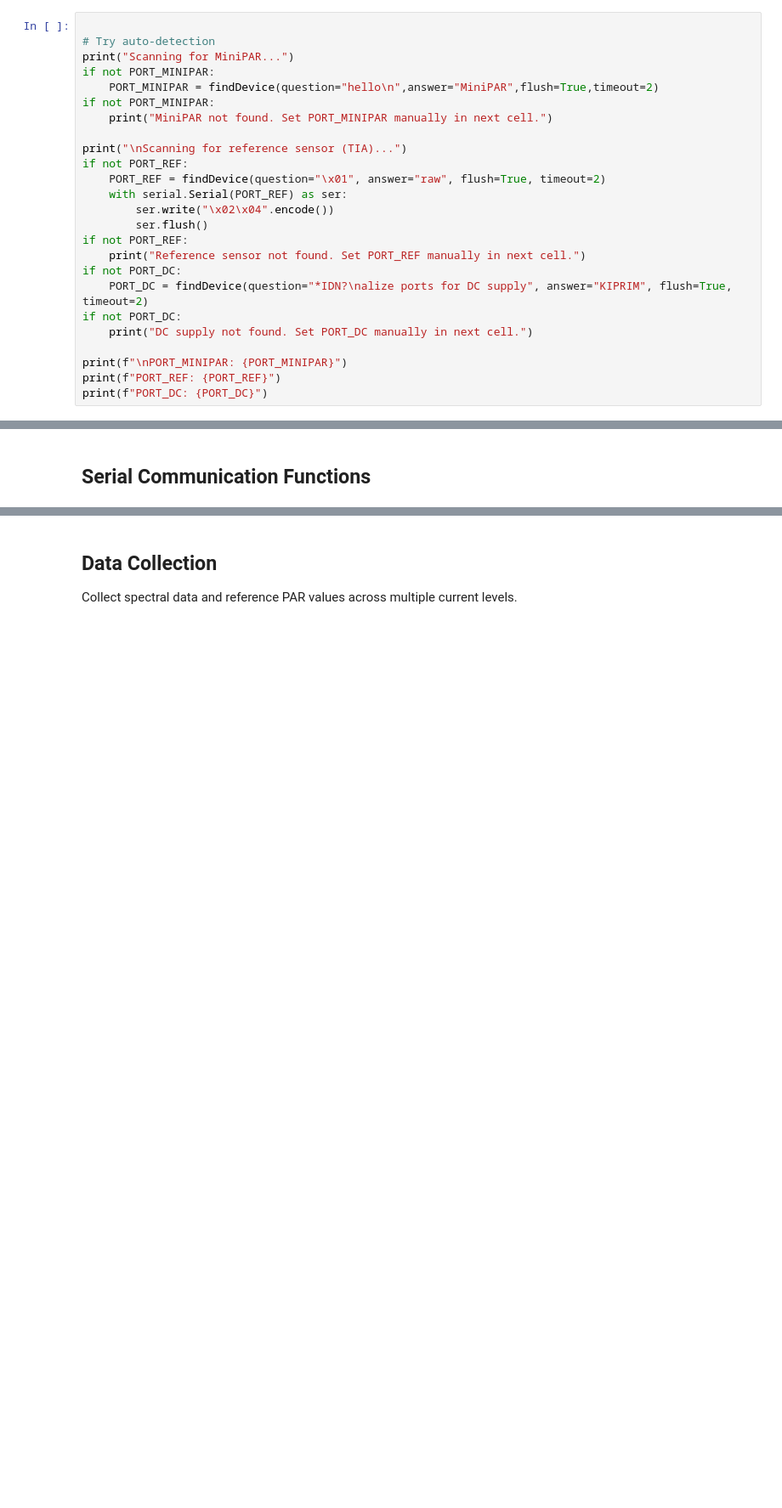
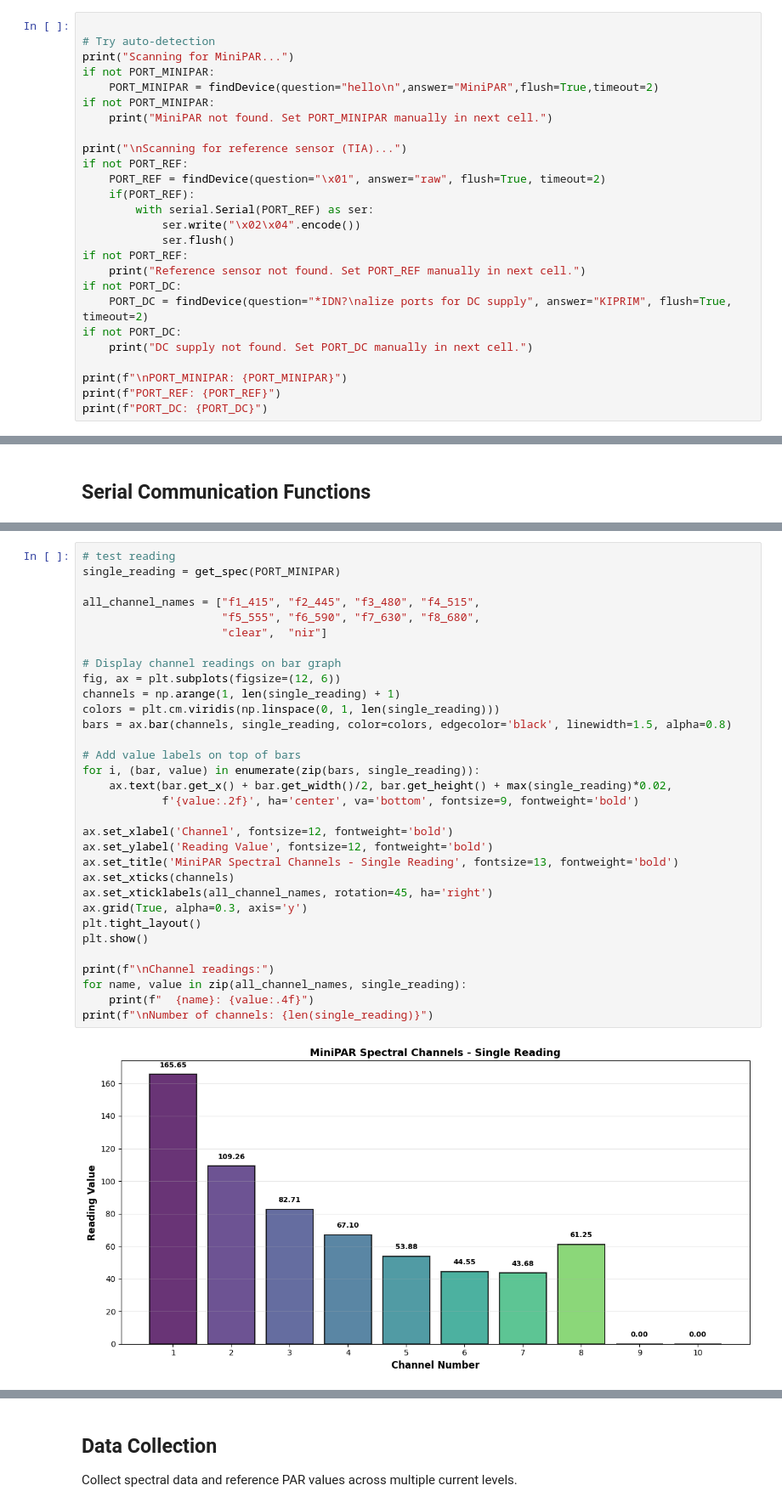
Before and after one commit to Jan-IngenHousz-Institute/miniPar, a Jupyter notebook: Scripts/calibrate_spec_notebook.ipynb, the cells around one changed output, grey strips where cells are left out. Shown at 85% size. Saved outputs shown, nothing was run; the diff lists cells and outputs as text; blank space fills up the shorter version.

```diff
--- a/Scripts/calibrate_spec_notebook.ipynb
+++ b/Scripts/calibrate_spec_notebook.ipynb
@@ -40,9 +40,10 @@ if not PORT_MINIPAR:
 print("\nScanning for reference sensor (TIA)...")
 if not PORT_REF:
     PORT_REF = findDevice(question="\x01", answer="raw", flush=True, timeout=2)
-    with serial.Serial(PORT_REF) as ser:
-        ser.write("\x02\x04".encode())
-        ser.flush()
+    if(PORT_REF):
+        with serial.Serial(PORT_REF) as ser:
+            ser.write("\x02\x04".encode())
+            ser.flush()
 if not PORT_REF:
     print("Reference sensor not found. Set PORT_REF manually in next cell.")
 if not PORT_DC:
@@ -155,0 +157,34 @@ Serial functions loaded.
+# %%
+# test reading
+single_reading = get_spec(PORT_MINIPAR)
+
+all_channel_names = ["f1_415", "f2_445", "f3_480", "f4_515",
+                     "f5_555", "f6_590", "f7_630", "f8_680",
+                     "clear",  "nir"]
+
+# Display channel readings on bar graph
+fig, ax = plt.subplots(figsize=(12, 6))
+channels = np.arange(1, len(single_reading) + 1)
+colors = plt.cm.viridis(np.linspace(0, 1, len(single_reading)))
+bars = ax.bar(channels, single_reading, color=colors, edgecolor='black', linewidth=1.5, alpha=0.8)
+
+# Add value labels on top of bars
+for i, (bar, value) in enumerate(zip(bars, single_reading)):
+    ax.text(bar.get_x() + bar.get_width()/2, bar.get_height() + max(single_reading)*0.02,
+            f'{value:.2f}', ha='center', va='bottom', fontsize=9, fontweight='bold')
+
+ax.set_xlabel('Channel', fontsize=12, fontweight='bold')
+ax.set_ylabel('Reading Value', fontsize=12, fontweight='bold')
+ax.set_title('MiniPAR Spectral Channels - Single Reading', fontsize=13, fontweight='bold')
+ax.set_xticks(channels)
+ax.set_xticklabels(all_channel_names, rotation=45, ha='right')
+ax.grid(True, alpha=0.3, axis='y')
+plt.tight_layout()
+plt.show()
+
+print(f"\nChannel readings:")
+for name, value in zip(all_channel_names, single_reading):
+    print(f"  {name}: {value:.4f}")
+print(f"\nNumber of channels: {len(single_reading)}")
+# %% [output]
+[figure, added]
```
Also changed, not shown: parts of 4 cells of this notebook, 1 other file.
